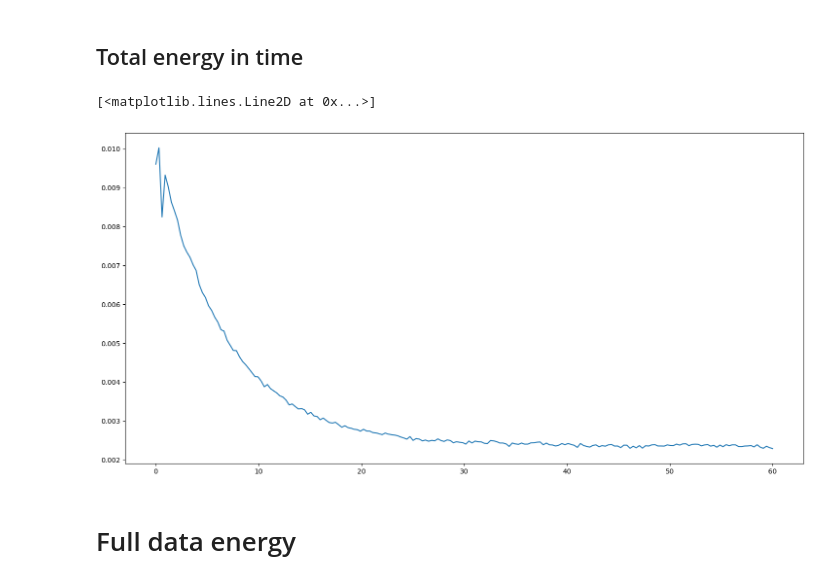
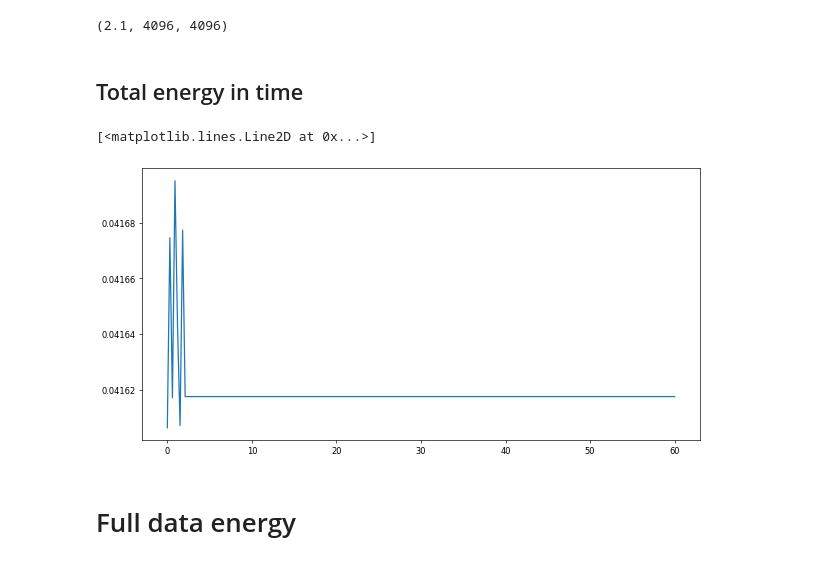
Before and after one commit to jstreibel/studioslab, a Jupyter notebook: Notebooks/ThermalAnalysisVShape.ipynb, the cells around one changed output. Cells and saved outputs as stored; diff of their text form; code cells hidden in the pictures.

```diff
--- a/Notebooks/ThermalAnalysisVShape.ipynb
+++ b/Notebooks/ThermalAnalysisVShape.ipynb
@@ -1,7 +1,7 @@
 # %%
 import os
 import sys
-module_path = os.path.abspath(os.path.join('../../Fields/DataAnalysis'))
+module_path = os.path.abspath(os.path.join('../FieldsTools/DataAnalysis'))
 if module_path not in sys.path:
     sys.path.append(module_path)
 
@@ -10,29 +10,39 @@ from numpy import linspace, abs as npabs, exp, sqrt, pi, asarray
 import numpy as np
 from ipywidgets import interact, interactive, fixed, interact_manual
 
-pyplot.rcParams['figure.figsize'] = [18, 9]
-pyplot.rcParams['figure.dpi'] = 100
+pyplot.rcParams['figure.figsize'] = [12, 6]
+pyplot.rcParams['figure.dpi'] = 60
 # %%
 import open_sim
 
-dataLocation = "/home/joao/Data/workdir/1d/testes/NiceData/"
+_filenameFyodor = "simple.osc"
+_filenameVlad = "radiation.osc"
+_dataLocationFyodor = "/home/joao/Data/workdir/1D/simple/"
+_dataLocationVlad = "/home/joao/Data/workdir/1d/testes/NiceData/"
 
-simData = open_sim.OpenSimData(dataLocation + "radiation.osc")
+dataLocation = _dataLocationFyodor
+fileName = _filenameFyodor
+
+simData = open_sim.OpenSimData(dataLocation + fileName)
+# %%
+simData['t'], simData['N'], simData['outresX']
+# %% [output]
+(2.1, 4096, 4096)
 # %% [markdown]
 ## Total energy in time
 # %%
-t=linspace(0, 60, 200)
+_t=linspace(0, 60, 200)
 E = []
 
-for t_ in t:
+for t_ in _t:
     E.append(simData.getTotalEnergy(t_))
 
 E = asarray(E)
 
-pyplot.plot(t, E)
+pyplot.plot(_t, E)
 # %% [output]
 [<matplotlib.lines.Line2D at 0x...>]
-[figure, old version]
+[figure, new version]
 # %% [markdown]
 # Full data energy
 # %%
```
Also changed, not shown: parts of 13 cells of this notebook.
